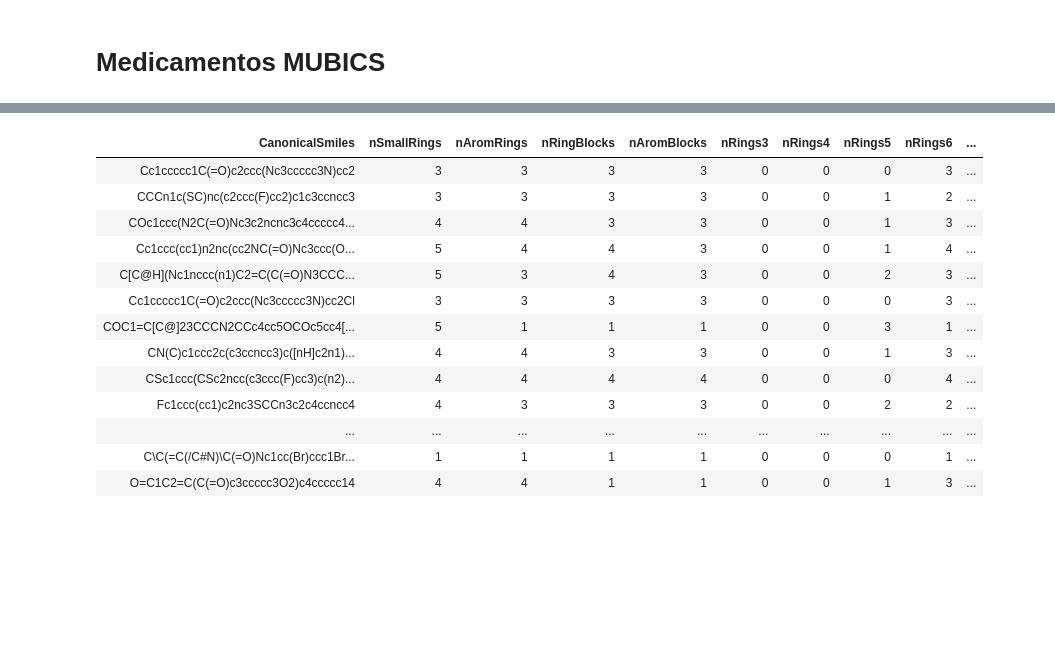
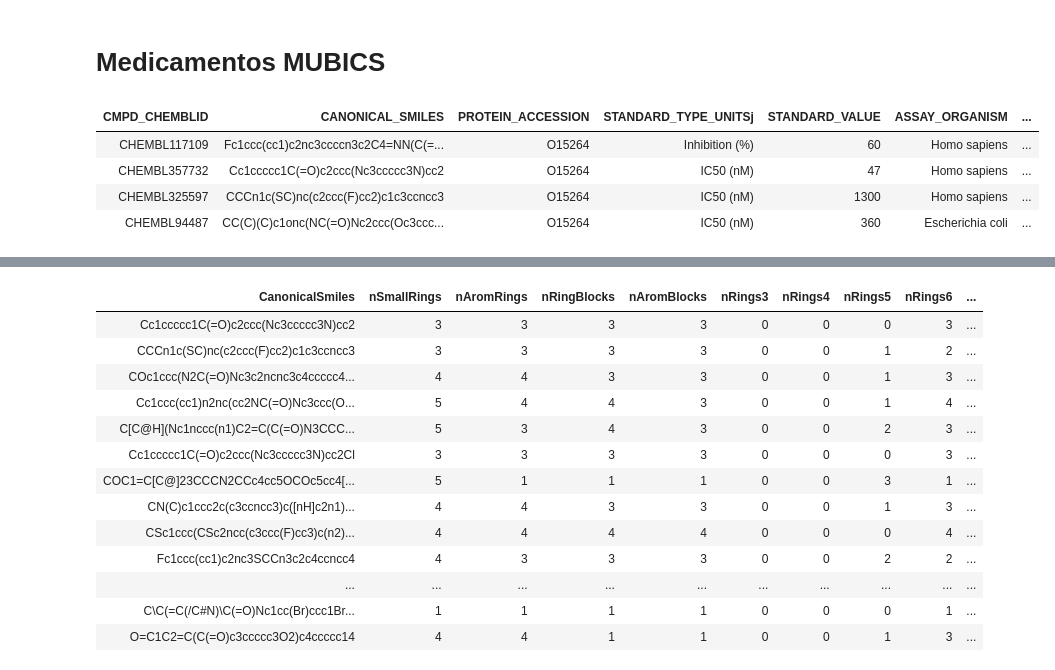
Before and after one commit to alejandrorodriguezarias/MedicamentosMUBICS, a Jupyter notebook: medicamentos-jupyter.ipynb, the cells around one changed output, grey strips where cells are left out. Drawn from its saved outputs; the diff is of its cells as text; code cells hidden in the pictures; blank space fills up the shorter version.

```diff
--- a/medicamentos-jupyter.ipynb
+++ b/medicamentos-jupyter.ipynb
@@ -1,3 +1,15 @@
 # %% [markdown]
 # Medicamentos MUBICS
+# %%
+library(dplyr)
+library(readxl)
+#Obtemos la base de datos original
+dataset <- read_excel("dataset_Chembl_Cytokines.xlsx")
+head(dataset, 4)
+# %% [output]
+| CMPD_CHEMBLID | CANONICAL_SMILES | PROTEIN_ACCESSION | STANDARD_TYPE_UNITSj | STANDARD_VALUE | ASSAY_ORGANISM | ... |
+| CHEMBL117109 | Fc1ccc(cc1)c2nc3ccccn3c2C4=NN(C(=... | O15264 | Inhibition (%) | 60 | Homo sapiens | ... |
+| CHEMBL357732 | Cc1ccccc1C(=O)c2ccc(Nc3ccccc3N)cc2 | O15264 | IC50 (nM) | 47 | Homo sapiens | ... |
+| CHEMBL325597 | CCCn1c(SC)nc(c2ccc(F)cc2)c1c3ccncc3 | O15264 | IC50 (nM) | 1300 | Homo sapiens | ... |
+| CHEMBL94487 | CC(C)(C)c1onc(NC(=O)Nc2ccc(Oc3ccc... | O15264 | IC50 (nM) | 360 | Escherichia coli | ... |
 # %%
```
Also changed, not shown: parts of 1 cell of this notebook.
